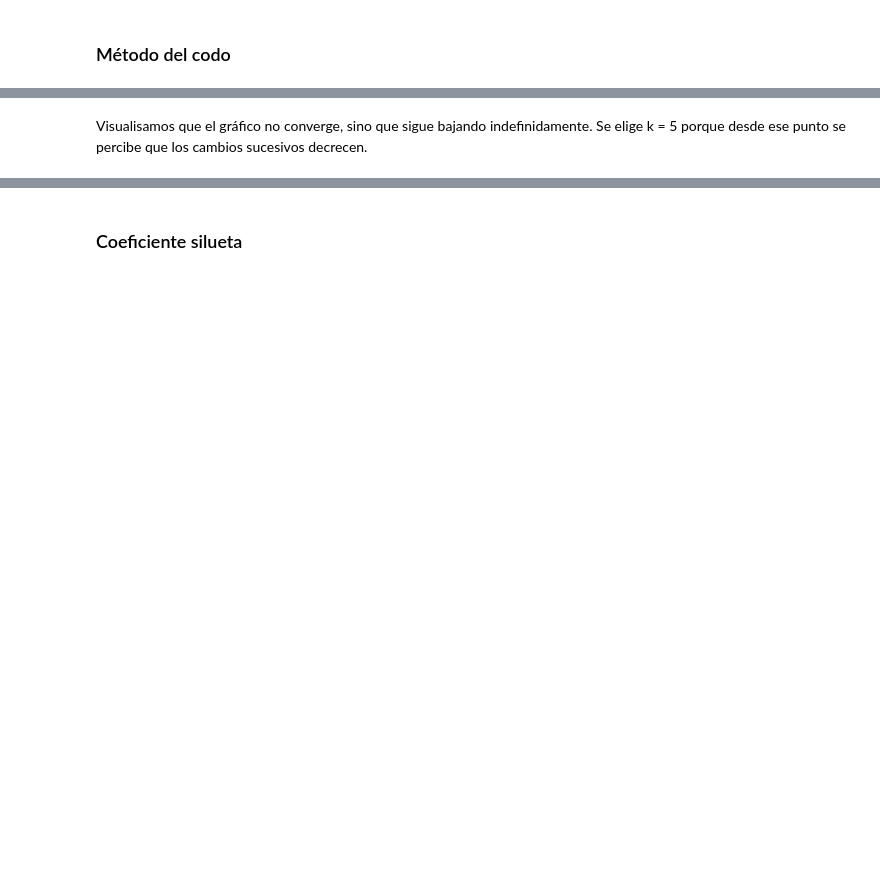
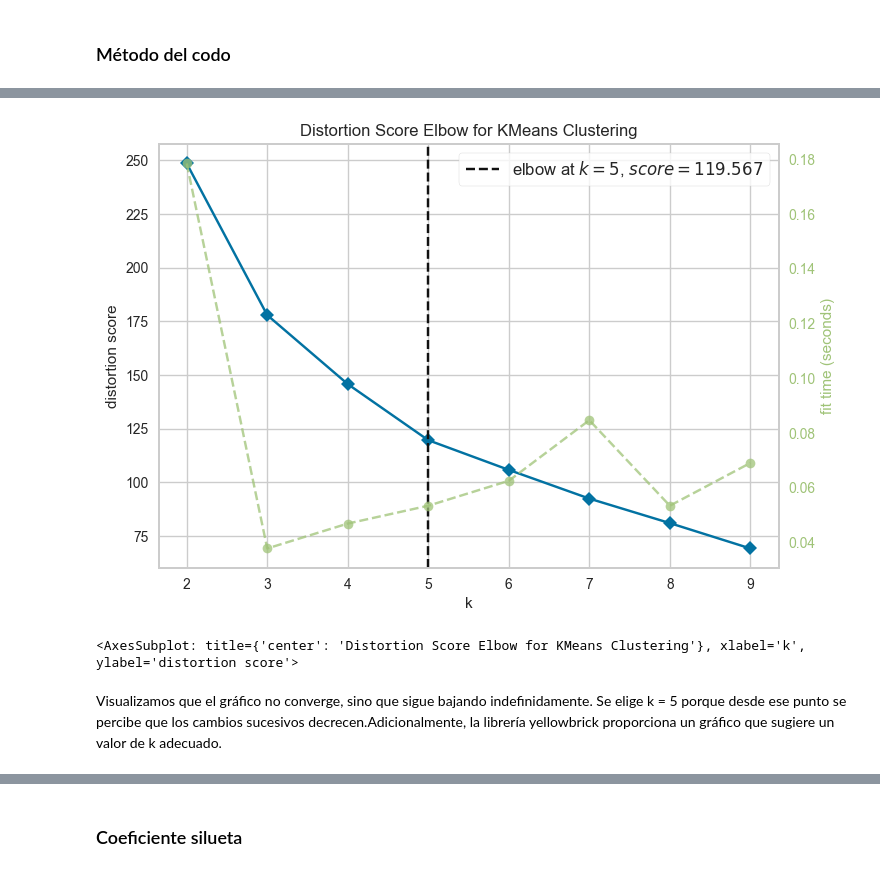
Before and after one commit to marpermon/AI_Projects, a Jupyter notebook: Proyecto1/Proyecto1.ipynb, the cells around one changed output, grey strips where cells are left out. Cells and saved outputs as stored; diff of their text form; code cells hidden in the pictures; blank space fills up the shorter version.

Commit message:
yellowbrick implemented, silhouette fixed

```diff
--- a/Proyecto1/Proyecto1.ipynb
+++ b/Proyecto1/Proyecto1.ipynb
@@ -125,2 +109,11 @@ fig.show()
+# %%
+km = KMeans(random_state=42)
+visualizer = KElbowVisualizer(km, k=(2,10))
+
+visualizer.fit(data)        # Fit the data to the visualizer
+visualizer.show()
+# %% [output]
+[figure, added]
+<AxesSubplot: title={'center': 'Distortion Score Elbow for KMeans Clustering'}, xlabel='k', ylabel='distortion score'>
 # %% [markdown]
-Visualisamos que el gráfico no converge, sino que sigue bajando indefinidamente. Se elige k = 5 porque desde ese punto se percibe que los cambios sucesivos decrecen.
+Visualizamos que el gráfico no converge, sino que sigue bajando indefinidamente. Se elige k = 5 porque desde ese punto se percibe que los cambios sucesivos decrecen.Adicionalmente, la librería yellowbrick proporciona un gráfico que sugiere un valor de k adecuado.
```
Also changed, not shown: parts of 7 cells of this notebook.
